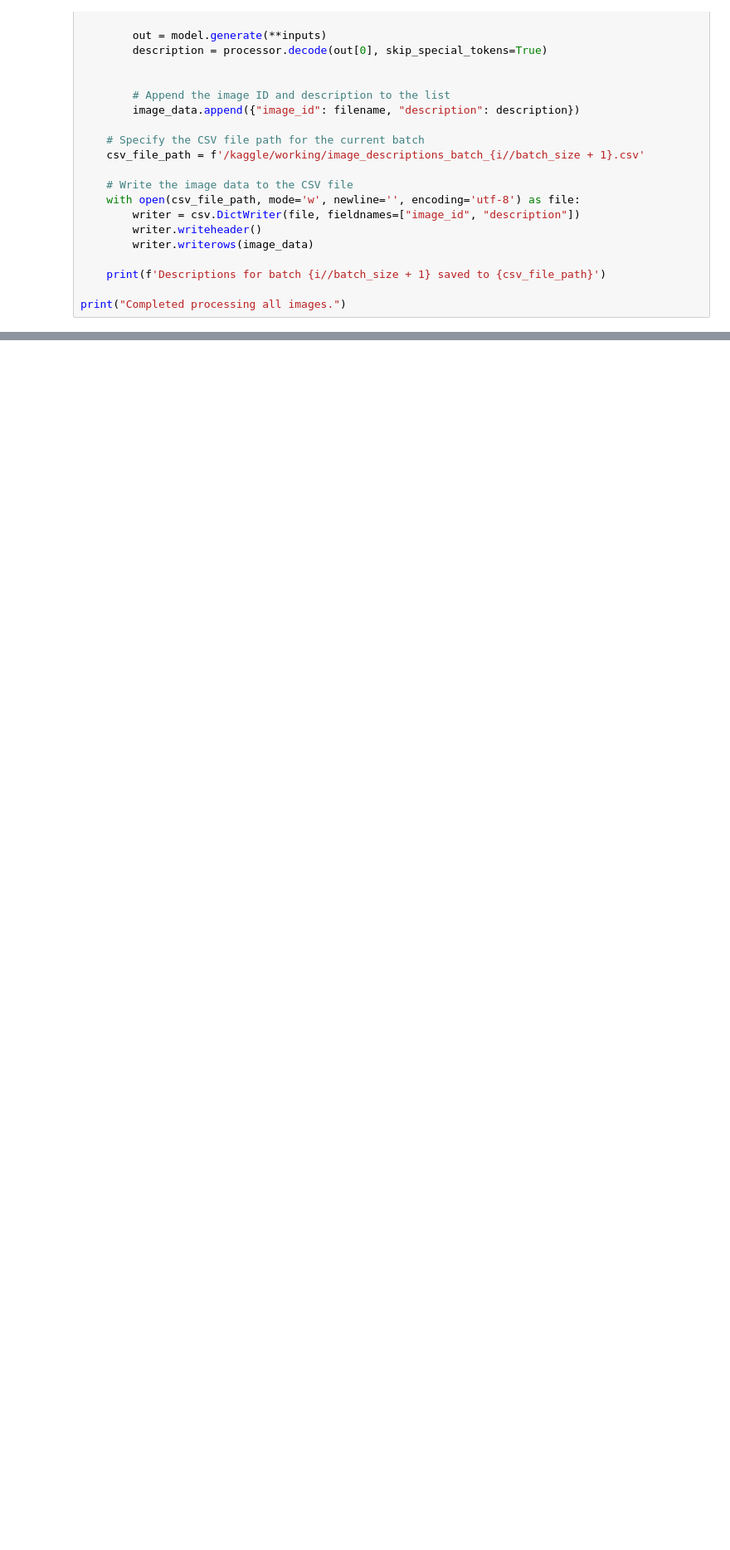
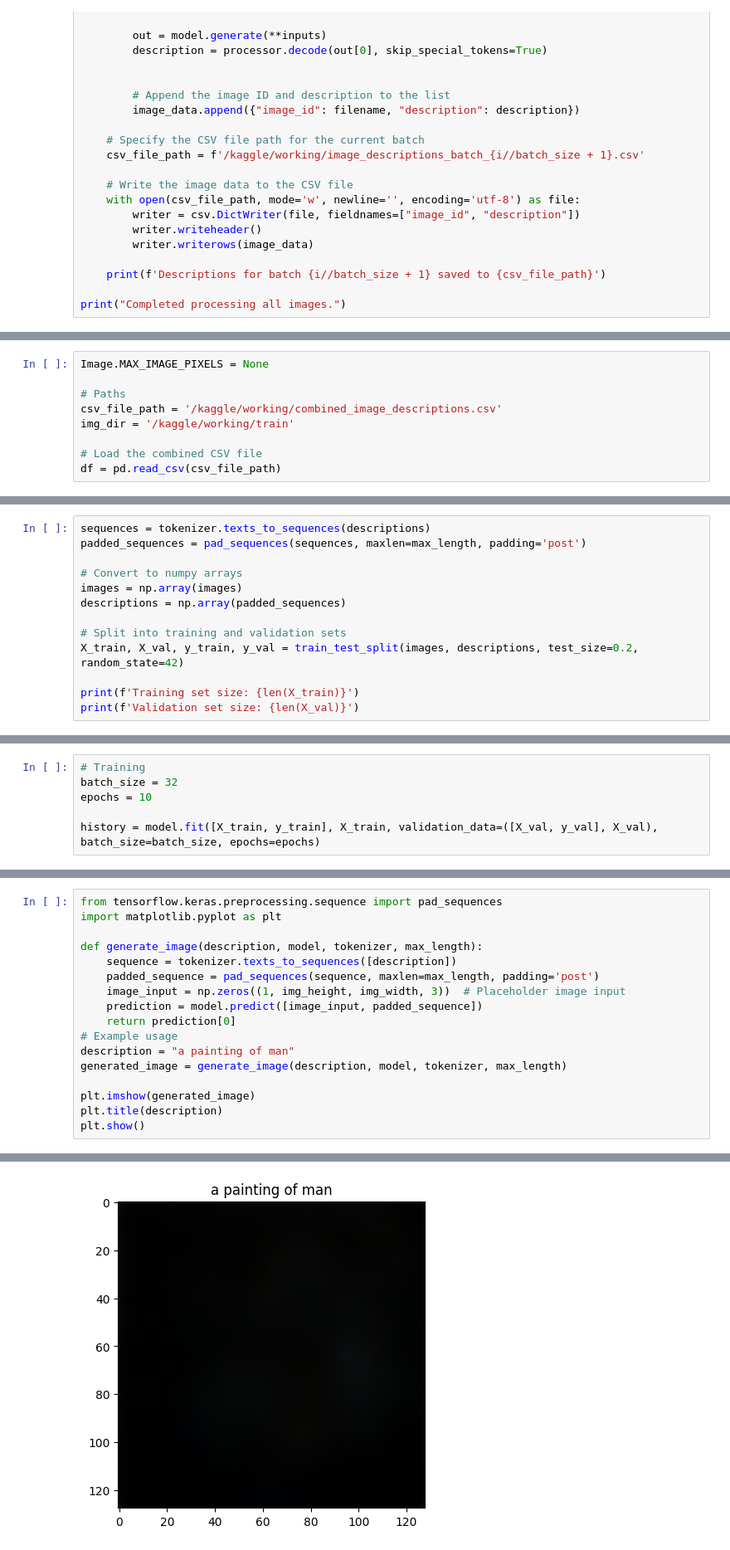
Before and after one commit to sksarvesh007/ai-paintings-generator, a Jupyter notebook: main.ipynb, the cells around one changed output, grey strips where cells are left out. Shown at 83% size. Drawn from its saved outputs; the diff is of its cells as text; blank space fills up the shorter version.

Commit message:
ghatiya model lmao

```diff
--- a/main.ipynb
+++ b/main.ipynb
@@ -261,0 +226,9 @@ print("Completed processing all images.")
+# %%
+Image.MAX_IMAGE_PIXELS = None
+
+# Paths
+csv_file_path = '/kaggle/working/combined_image_descriptions.csv'
+img_dir = '/kaggle/working/train'
+
+# Load the combined CSV file
+df = pd.read_csv(csv_file_path)
@@ -261,0 +265,13 @@ print("Completed processing all images.")
+# %%
+sequences = tokenizer.texts_to_sequences(descriptions)
+padded_sequences = pad_sequences(sequences, maxlen=max_length, padding='post')
+
+# Convert to numpy arrays
+images = np.array(images)
+descriptions = np.array(padded_sequences)
+
+# Split into training and validation sets
+X_train, X_val, y_train, y_val = train_test_split(images, descriptions, test_size=0.2, random_state=42)
+
+print(f'Training set size: {len(X_train)}')
+print(f'Validation set size: {len(X_val)}')
@@ -261,0 +356,6 @@ print("Completed processing all images.")
+# %%
+# Training
+batch_size = 32
+epochs = 10
+
+history = model.fit([X_train, y_train], X_train, validation_data=([X_val, y_val], X_val), batch_size=batch_size, epochs=epochs)
@@ -261,0 +384,18 @@ print("Completed processing all images.")
+# %%
+from tensorflow.keras.preprocessing.sequence import pad_sequences
+import matplotlib.pyplot as plt
+
+def generate_image(description, model, tokenizer, max_length):
+    sequence = tokenizer.texts_to_sequences([description])
+    padded_sequence = pad_sequences(sequence, maxlen=max_length, padding='post')
+    image_input = np.zeros((1, img_height, img_width, 3))  # Placeholder image input
+    prediction = model.predict([image_input, padded_sequence])
+    return prediction[0]
+# Example usage
+description = "a painting of man"
+generated_image = generate_image(description, model, tokenizer, max_length)
+
+plt.imshow(generated_image)
+plt.title(description)
+plt.show()
+# %% [output]
@@ -261,0 +403 @@ print("Completed processing all images.")
+[figure, added]
```
Also changed, not shown: parts of 11 cells of this notebook.
